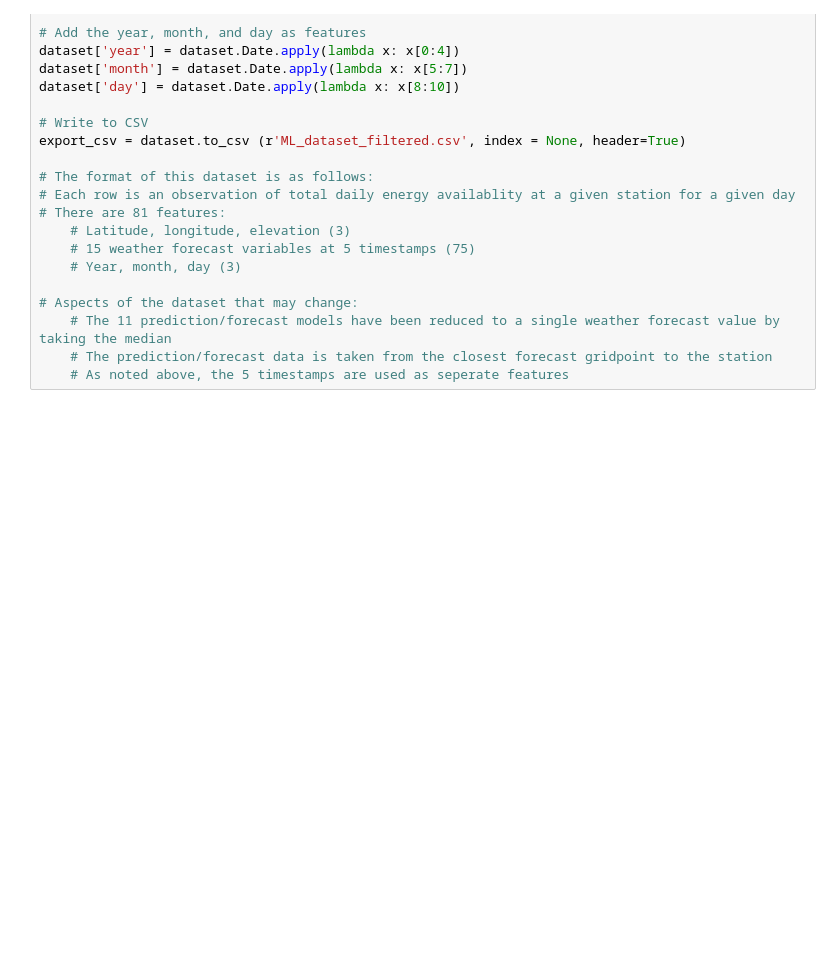
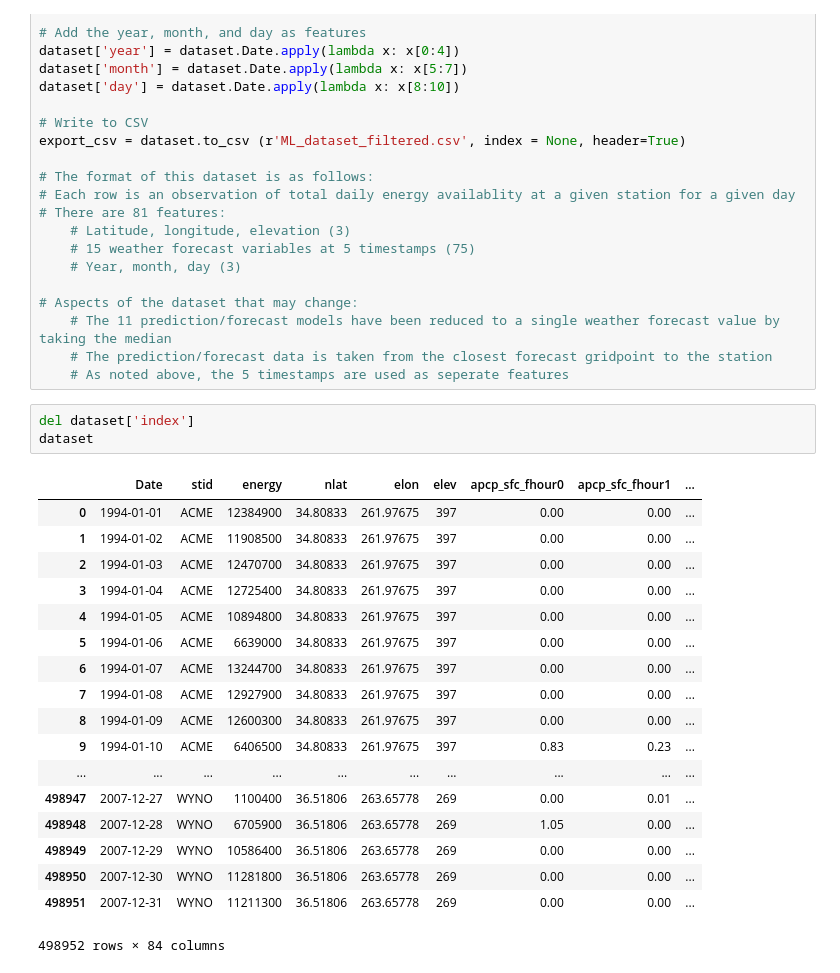
Before and after one commit to connormca12/Springboard-Projects, a Jupyter notebook: Capstone-1/data_wrangling.ipynb, the cells around one changed output. Cells and saved outputs as stored; diff of their text form; blank space fills up the shorter version.

```diff
--- a/Capstone-1/data_wrangling.ipynb
+++ b/Capstone-1/data_wrangling.ipynb
@@ -320,3 +320,25 @@ export_csv = dataset.to_csv (r'ML_dataset_filtered.csv', index = None, header=Tr
     # The 11 prediction/forecast models have been reduced to a single weather forecast value by taking the median
     # The prediction/forecast data is taken from the closest forecast gridpoint to the station
     # As noted above, the 5 timestamps are used as seperate features
+# %%
+del dataset['index']
+dataset
+# %% [output]
+|  | Date | stid | energy | nlat | elon | elev | apcp_sfc_fhour0 | apcp_sfc_fhour1 | ... |
+| 0 | 1994-01-01 | ACME | 12384900 | 34.80833 | 261.97675 | 397 | 0.00 | 0.00 | ... |
+| 1 | 1994-01-02 | ACME | 11908500 | 34.80833 | 261.97675 | 397 | 0.00 | 0.00 | ... |
+| 2 | 1994-01-03 | ACME | 12470700 | 34.80833 | 261.97675 | 397 | 0.00 | 0.00 | ... |
+| 3 | 1994-01-04 | ACME | 12725400 | 34.80833 | 261.97675 | 397 | 0.00 | 0.00 | ... |
+| 4 | 1994-01-05 | ACME | 10894800 | 34.80833 | 261.97675 | 397 | 0.00 | 0.00 | ... |
+| 5 | 1994-01-06 | ACME | 6639000 | 34.80833 | 261.97675 | 397 | 0.00 | 0.00 | ... |
+| 6 | 1994-01-07 | ACME | 13244700 | 34.80833 | 261.97675 | 397 | 0.00 | 0.00 | ... |
+| 7 | 1994-01-08 | ACME | 12927900 | 34.80833 | 261.97675 | 397 | 0.00 | 0.00 | ... |
+| 8 | 1994-01-09 | ACME | 12600300 | 34.80833 | 261.97675 | 397 | 0.00 | 0.00 | ... |
+| 9 | 1994-01-10 | ACME | 6406500 | 34.80833 | 261.97675 | 397 | 0.83 | 0.23 | ... |
+| ... | ... | ... | ... | ... | ... | ... | ... | ... | ... |
+| 498947 | 2007-12-27 | WYNO | 1100400 | 36.51806 | 263.65778 | 269 | 0.00 | 0.01 | ... |
+| 498948 | 2007-12-28 | WYNO | 6705900 | 36.51806 | 263.65778 | 269 | 1.05 | 0.00 | ... |
+| 498949 | 2007-12-29 | WYNO | 10586400 | 36.51806 | 263.65778 | 269 | 0.00 | 0.00 | ... |
+| 498950 | 2007-12-30 | WYNO | 11281800 | 36.51806 | 263.65778 | 269 | 0.00 | 0.00 | ... |
+| 498951 | 2007-12-31 | WYNO | 11211300 | 36.51806 | 263.65778 | 269 | 0.00 | 0.00 | ... |
+498952 rows × 84 columns
```
Also changed, not shown: 1 other file.
